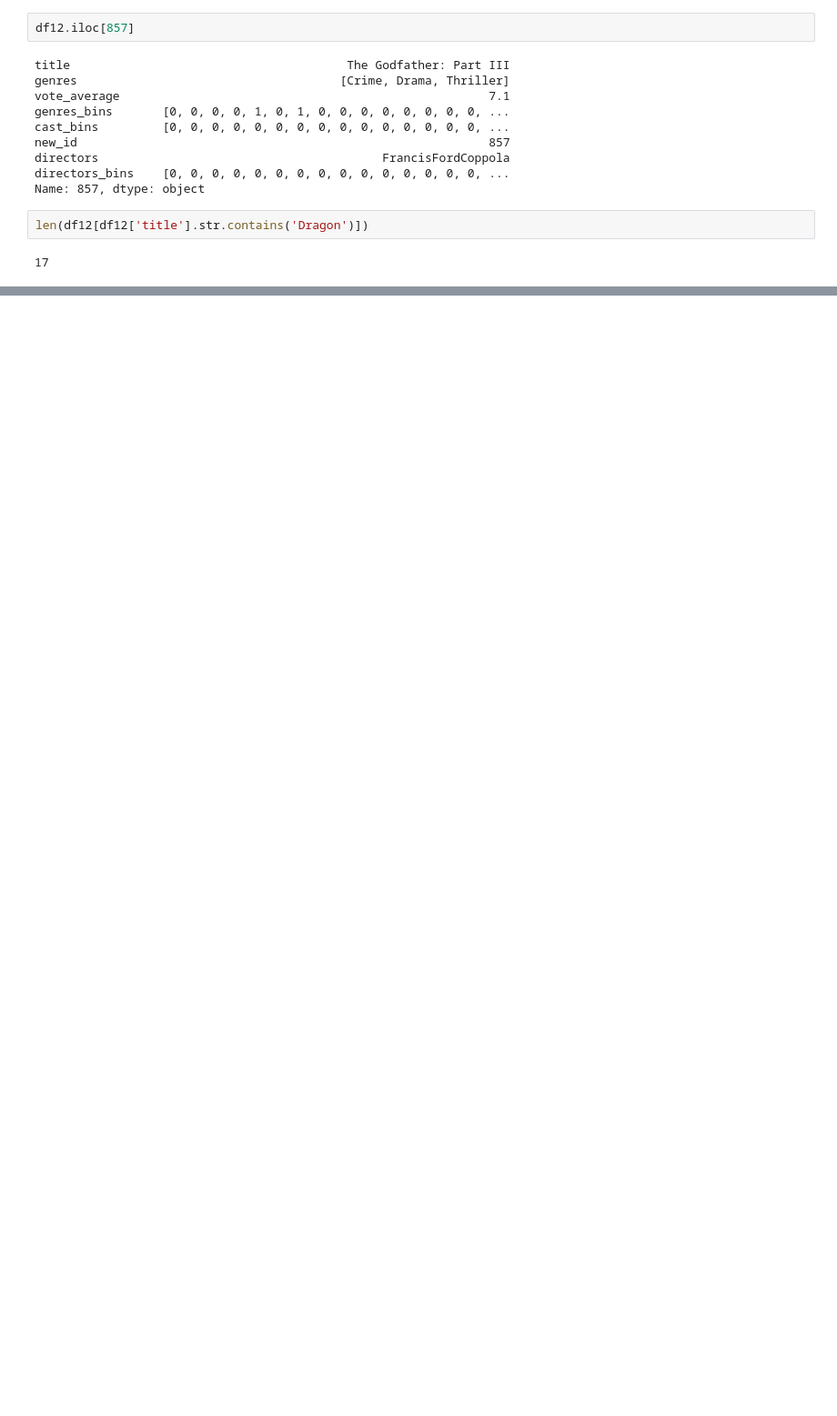
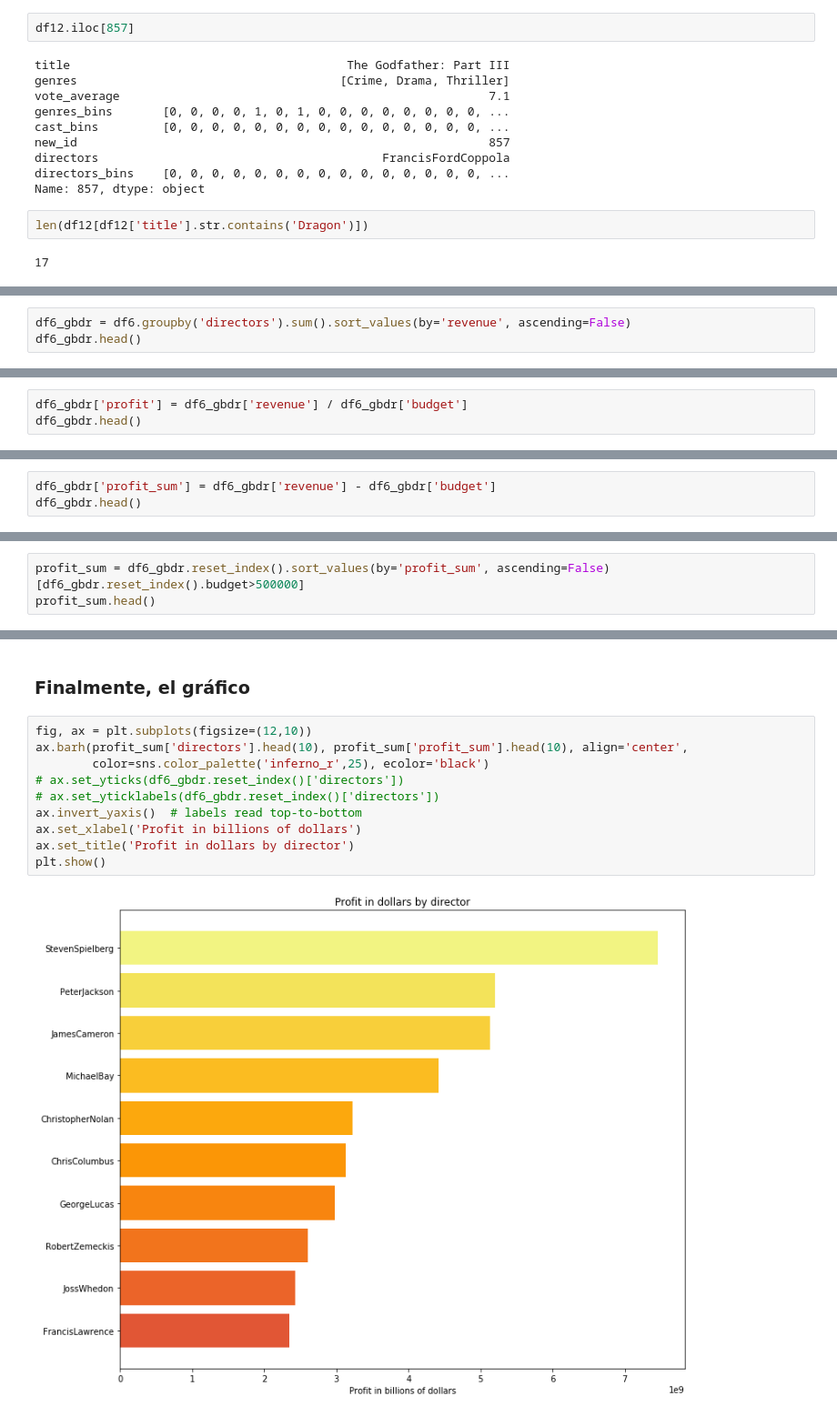
Before and after one commit to carlosmd14/datamad0119, a Jupyter notebook: final-project/project/main.ipynb, the cells around one changed output, grey strips where cells are left out. Shown at 91% size. Cells and saved outputs as stored; diff of their text form; blank space fills up the shorter version.

```diff
--- a/final-project/project/main.ipynb
+++ b/final-project/project/main.ipynb
@@ -1142,0 +1158,3 @@ len(df12[df12['title'].str.contains('Dragon')])
+# %%
+df6_gbdr = df6.groupby('directors').sum().sort_values(by='revenue', ascending=False)
+df6_gbdr.head()
@@ -1142,0 +1171,3 @@ len(df12[df12['title'].str.contains('Dragon')])
+# %%
+df6_gbdr['profit'] = df6_gbdr['revenue'] / df6_gbdr['budget']
+df6_gbdr.head()
@@ -1142,0 +1184,3 @@ len(df12[df12['title'].str.contains('Dragon')])
+# %%
+df6_gbdr['profit_sum'] = df6_gbdr['revenue'] - df6_gbdr['budget']
+df6_gbdr.head()
@@ -1142,0 +1197,3 @@ len(df12[df12['title'].str.contains('Dragon')])
+# %%
+profit_sum = df6_gbdr.reset_index().sort_values(by='profit_sum', ascending=False)[df6_gbdr.reset_index().budget>500000]
+profit_sum.head()
@@ -1142,0 +1207,14 @@ len(df12[df12['title'].str.contains('Dragon')])
+# %% [markdown]
+### Finalmente, el gráfico
+# %%
+fig, ax = plt.subplots(figsize=(12,10))
+ax.barh(profit_sum['directors'].head(10), profit_sum['profit_sum'].head(10), align='center',
+        color=sns.color_palette('inferno_r',25), ecolor='black')
+# ax.set_yticks(df6_gbdr.reset_index()['directors'])
+# ax.set_yticklabels(df6_gbdr.reset_index()['directors'])
+ax.invert_yaxis()  # labels read top-to-bottom
+ax.set_xlabel('Profit in billions of dollars')
+ax.set_title('Profit in dollars by director')
+plt.show()
+# %% [output]
+[figure, added]
```
Also changed, not shown: parts of 16 cells of this notebook, 4 other files.
